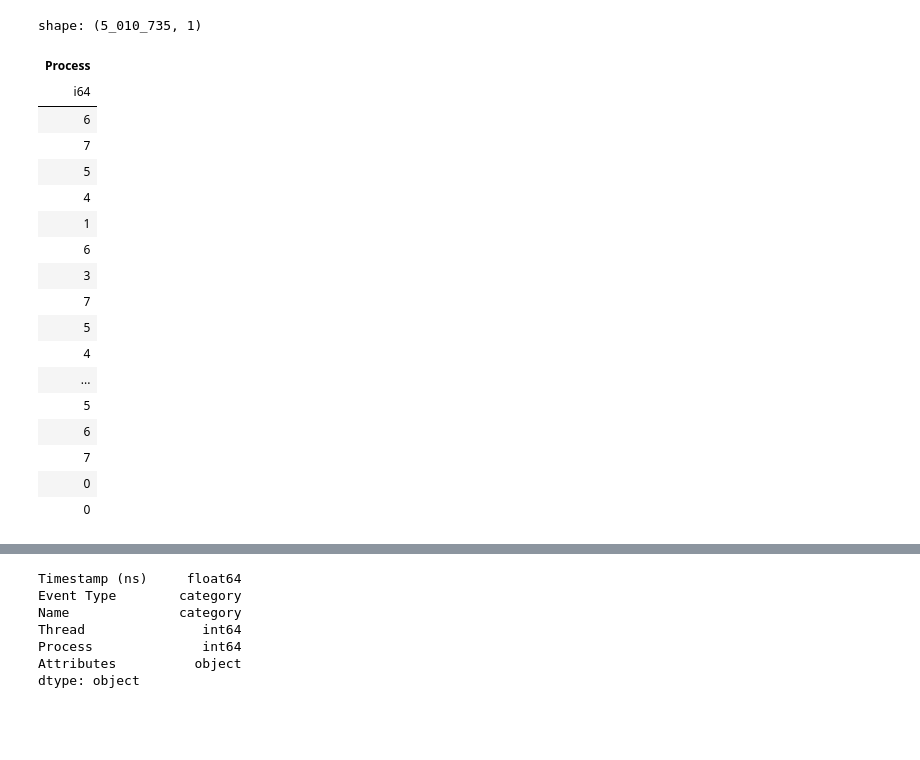
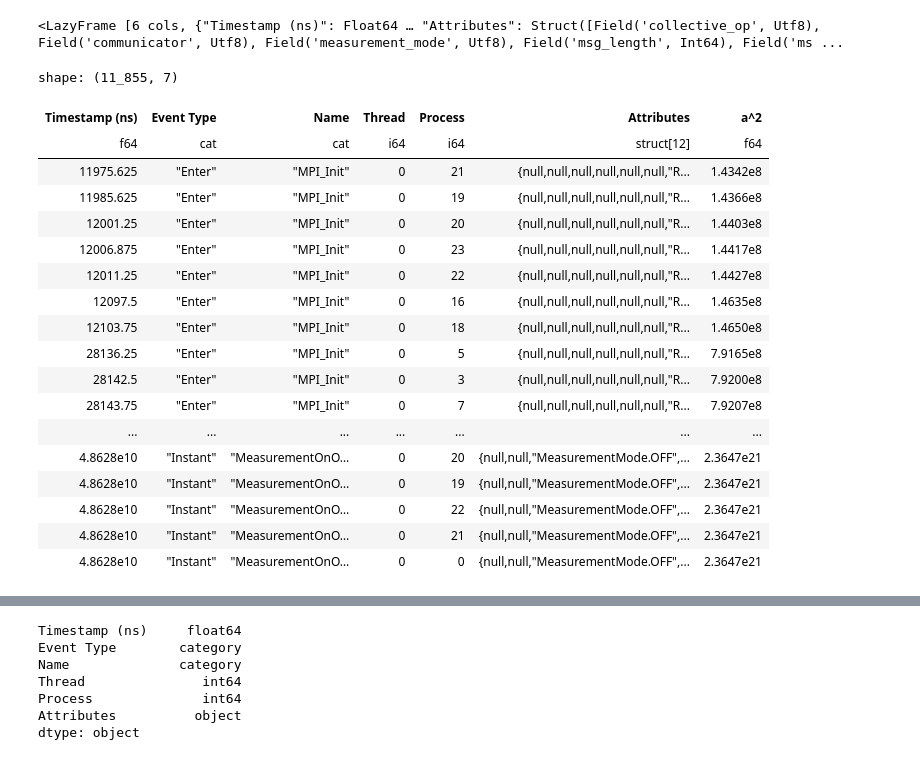
Before and after one commit to hpcgroup/pipit, a Jupyter notebook: docs/examples/polars.ipynb, the cells around one changed output, grey strips where cells are left out. Saved outputs shown, nothing was run; the diff lists cells and outputs as text; code cells hidden in the pictures; blank space fills up the shorter version.

```diff
--- a/docs/examples/polars.ipynb
+++ b/docs/examples/polars.ipynb
@@ -48,22 +42,5 @@ shape: (5, 6)
-# %%
-q.collect(streaming=True)
-# %% [output]
-shape: (5_010_735, 1)
-| Process |
-| i64 |
-| 6 |
-| 7 |
-| 5 |
-| 4 |
-| 1 |
-| 6 |
-| 3 |
-| 7 |
-| 5 |
-| 4 |
-| ... |
-| 5 |
-| 6 |
-| 7 |
-| 0 |
-| 0 |
+# %%
+df = trace.events
+df
+# %% [output]
+<LazyFrame [6 cols, {"Timestamp (ns)": Float64 … "Attributes": Struct([Field('collective_op', Utf8), Field('communicator', Utf8), Field('measurement_mode', Utf8), Field('msg_length', Int64), Field('ms ...
@@ -69,0 +49,22 @@ shape: (5_010_735, 1)
+# %%
+df.with_columns((pl.col("Timestamp (ns)") ** 2).alias("a^2")).collect()
+# %% [output]
+shape: (11_855, 7)
+| Timestamp (ns) | Event Type | Name | Thread | Process | Attributes | a^2 |
+| f64 | cat | cat | i64 | i64 | struct[12] | f64 |
+| 11975.625 | "Enter" | "MPI_Init" | 0 | 21 | {null,null,null,null,null,null,"R... | 1.4342e8 |
+| 11985.625 | "Enter" | "MPI_Init" | 0 | 19 | {null,null,null,null,null,null,"R... | 1.4366e8 |
+| 12001.25 | "Enter" | "MPI_Init" | 0 | 20 | {null,null,null,null,null,null,"R... | 1.4403e8 |
+| 12006.875 | "Enter" | "MPI_Init" | 0 | 23 | {null,null,null,null,null,null,"R... | 1.4417e8 |
+| 12011.25 | "Enter" | "MPI_Init" | 0 | 22 | {null,null,null,null,null,null,"R... | 1.4427e8 |
+| 12097.5 | "Enter" | "MPI_Init" | 0 | 16 | {null,null,null,null,null,null,"R... | 1.4635e8 |
+| 12103.75 | "Enter" | "MPI_Init" | 0 | 18 | {null,null,null,null,null,null,"R... | 1.4650e8 |
+| 28136.25 | "Enter" | "MPI_Init" | 0 | 5 | {null,null,null,null,null,null,"R... | 7.9165e8 |
+| 28142.5 | "Enter" | "MPI_Init" | 0 | 3 | {null,null,null,null,null,null,"R... | 7.9200e8 |
+| 28143.75 | "Enter" | "MPI_Init" | 0 | 7 | {null,null,null,null,null,null,"R... | 7.9207e8 |
+| ... | ... | ... | ... | ... | ... | ... |
+| 4.8628e10 | "Instant" | "MeasurementOnO… | 0 | 20 | {null,null,"MeasurementMode.OFF",... | 2.3647e21 |
+| 4.8628e10 | "Instant" | "MeasurementOnO… | 0 | 19 | {null,null,"MeasurementMode.OFF",... | 2.3647e21 |
+| 4.8628e10 | "Instant" | "MeasurementOnO… | 0 | 22 | {null,null,"MeasurementMode.OFF",... | 2.3647e21 |
+| 4.8628e10 | "Instant" | "MeasurementOnO… | 0 | 21 | {null,null,"MeasurementMode.OFF",... | 2.3647e21 |
+| 4.8628e10 | "Instant" | "MeasurementOnO… | 0 | 0 | {null,null,"MeasurementMode.OFF",... | 2.3647e21 |
```
Also changed, not shown: parts of 29 cells of this notebook, 1 other file.
